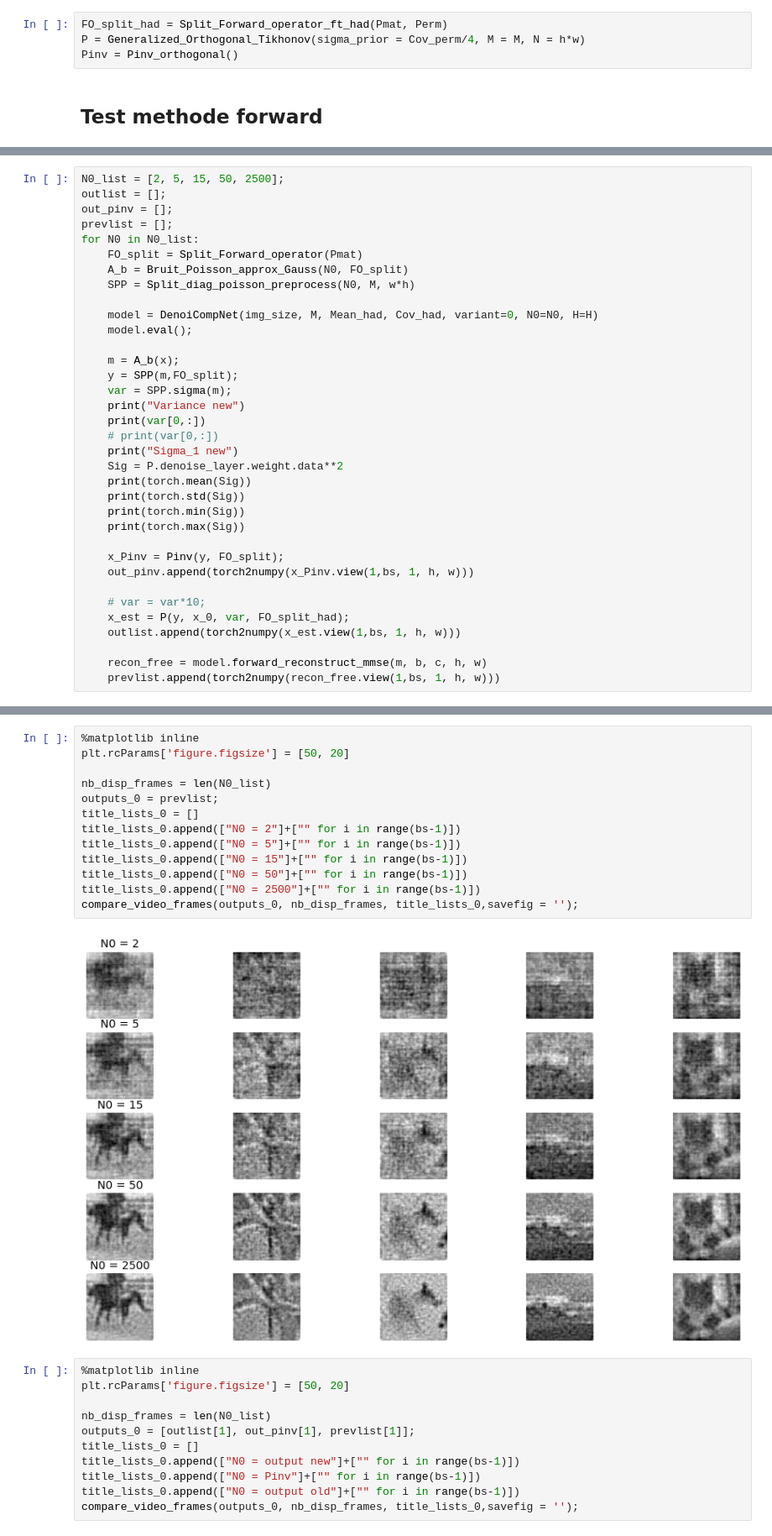
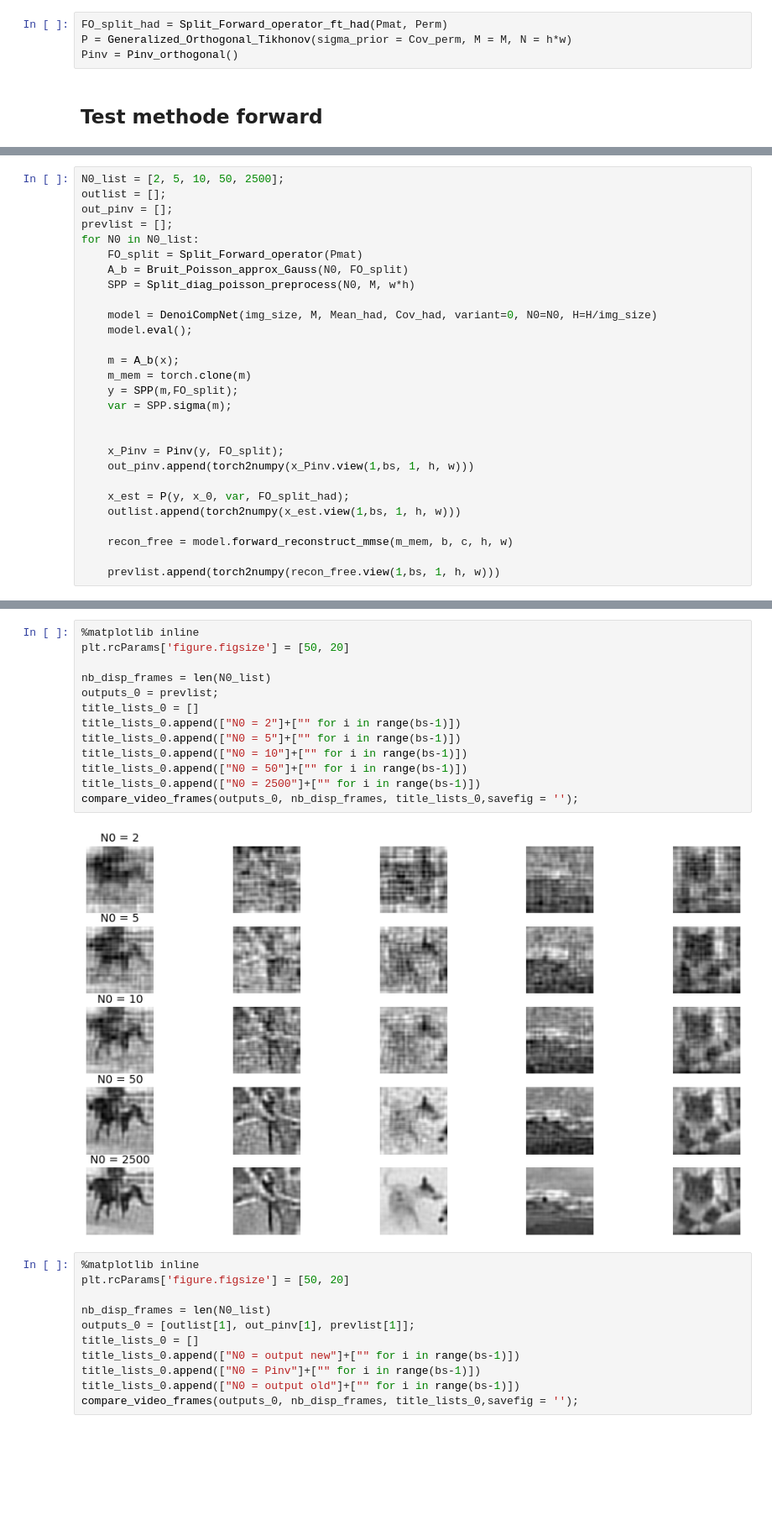
Before and after one commit to openspyrit/spyrit-examples, a Jupyter notebook: Debug_version_2/generalised_orthogonal_debug.ipynb, the cells around one changed output, grey strips where cells are left out. Shown at 84% size. Saved outputs shown, nothing was run; the diff lists cells and outputs as text; blank space fills up the shorter version.

Commit message:
final update of the generalised orthogonal debug script

```diff
--- a/Debug_version_2/generalised_orthogonal_debug.ipynb
+++ b/Debug_version_2/generalised_orthogonal_debug.ipynb
@@ -80,7 +80,7 @@ var = SPP.sigma(m)
 ## Instantiation
 # %%
 FO_split_had = Split_Forward_operator_ft_had(Pmat, Perm)
-P = Generalized_Orthogonal_Tikhonov(sigma_prior = Cov_perm/4, M = M, N = h*w)
+P = Generalized_Orthogonal_Tikhonov(sigma_prior = Cov_perm, M = M, N = h*w)
 Pinv = Pinv_orthogonal()
 # %% [markdown]
 ## Test methode forward
@@ -106,7 +101,7 @@ imagesc(np.reshape(img,(h,w)))
 # %% [output]
 [figure]
 # %%
-N0_list = [2, 5, 15, 50, 2500];
+N0_list = [2, 5, 10, 50, 2500];
 outlist = [];
 out_pinv = [];
 prevlist = [];
@@ -115,30 +110,23 @@ for N0 in N0_list:
     A_b = Bruit_Poisson_approx_Gauss(N0, FO_split)
     SPP = Split_diag_poisson_preprocess(N0, M, w*h)
 
-    model = DenoiCompNet(img_size, M, Mean_had, Cov_had, variant=0, N0=N0, H=H)
+    model = DenoiCompNet(img_size, M, Mean_had, Cov_had, variant=0, N0=N0, H=H/img_size)
     model.eval();
 
     m = A_b(x);
+    m_mem = torch.clone(m)
     y = SPP(m,FO_split);
     var = SPP.sigma(m);
-    print("Variance new")
-    print(var[0,:])
-    # print(var[0,:])
-    print("Sigma_1 new")
-    Sig = P.denoise_layer.weight.data**2
-    print(torch.mean(Sig))
-    print(torch.std(Sig))
-    print(torch.min(Sig))
-    print(torch.max(Sig))
+
 
     x_Pinv = Pinv(y, FO_split);
     out_pinv.append(torch2numpy(x_Pinv.view(1,bs, 1, h, w)))
 
-    # var = var*10;
     x_est = P(y, x_0, var, FO_split_had);
     outlist.append(torch2numpy(x_est.view(1,bs, 1, h, w)))
 
-    recon_free = model.forward_reconstruct_mmse(m, b, c, h, w)
+    recon_free = model.forward_reconstruct_mmse(m_mem, b, c, h, w)
+
     prevlist.append(torch2numpy(recon_free.view(1,bs, 1, h, w)))
 # %% [output]
 Measurement to image domain: statistical completion (no mean)
@@ -215,18 +177,18 @@ compare_video_frames(outputs_0, nb_disp_frames, title_lists_0,savefig = '');
 # %%
 %matplotlib inline
 plt.rcParams['figure.figsize'] = [50, 20]
 
 nb_disp_frames = len(N0_list)
 outputs_0 = prevlist;
 title_lists_0 = []
 title_lists_0.append(["N0 = 2"]+["" for i in range(bs-1)])
 title_lists_0.append(["N0 = 5"]+["" for i in range(bs-1)])
-title_lists_0.append(["N0 = 15"]+["" for i in range(bs-1)])
+title_lists_0.append(["N0 = 10"]+["" for i in range(bs-1)])
 title_lists_0.append(["N0 = 50"]+["" for i in range(bs-1)])
 title_lists_0.append(["N0 = 2500"]+["" for i in range(bs-1)])
 compare_video_frames(outputs_0, nb_disp_frames, title_lists_0,savefig = '');
 # %% [output]
-[figure, old version]
+[figure, new version]
 # %%
 %matplotlib inline
 plt.rcParams['figure.figsize'] = [50, 20]
```
Also changed, not shown: parts of 9 cells of this notebook.
